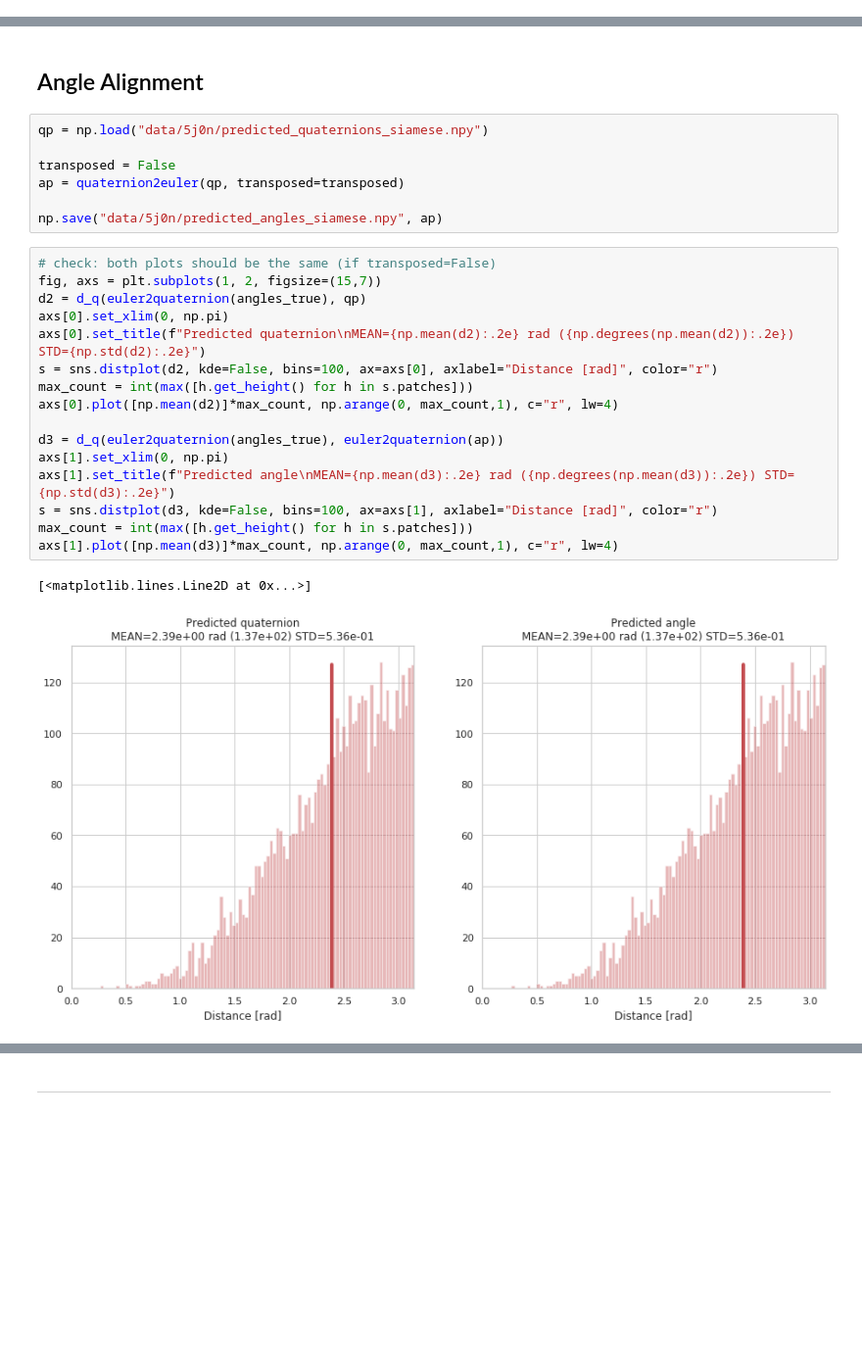
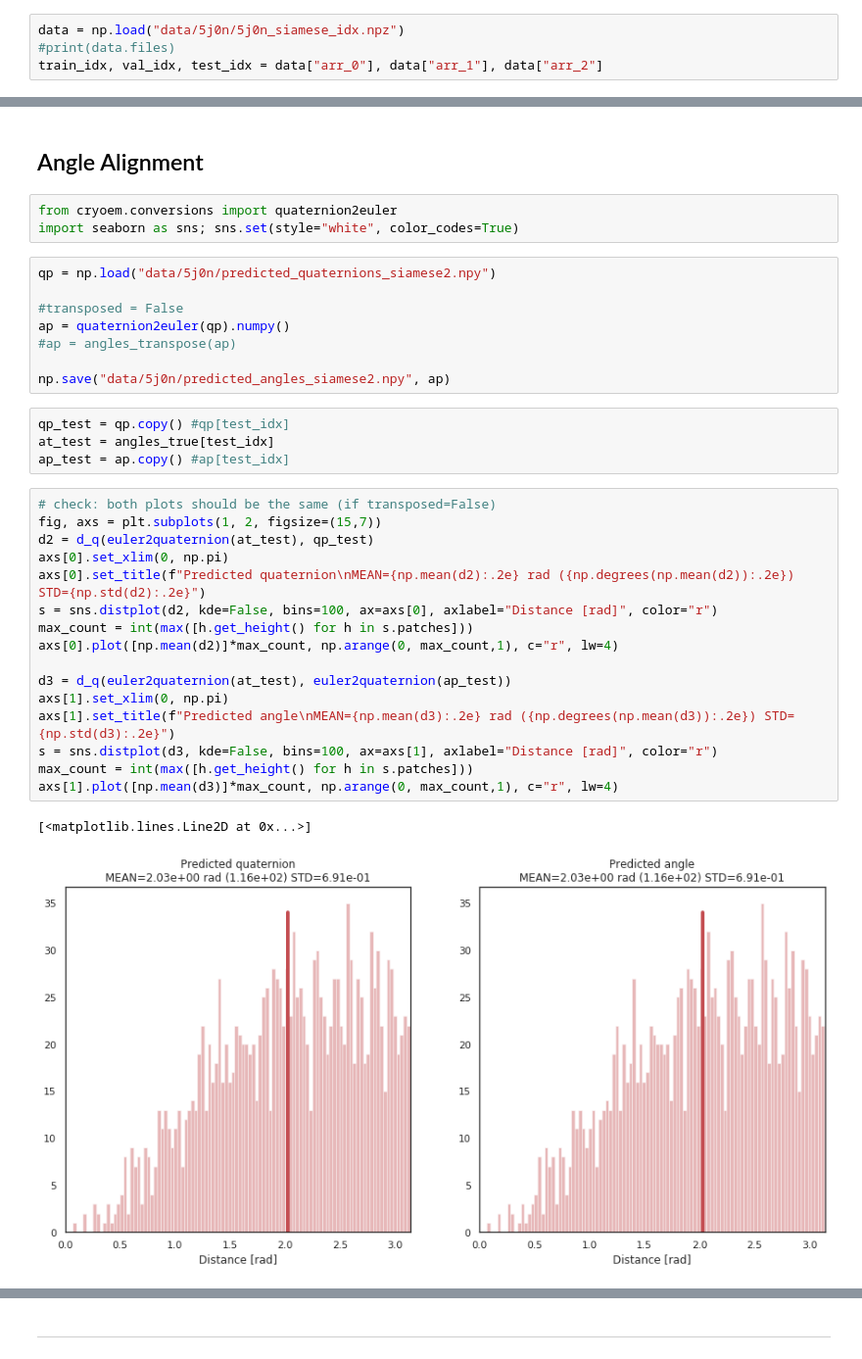
Before and after one commit to JelenaBanjac/protein-reconstruction, a Jupyter notebook: notebooks/2-phase2/distance_estimation_and_angle_recovery.ipynb, the cells around one changed output, grey strips where cells are left out. Shown at 98% size. Saved outputs shown, nothing was run; the diff lists cells and outputs as text; blank space fills up the shorter version.

```diff
--- a/notebooks/2-phase2/distance_estimation_and_angle_recovery.ipynb
+++ b/notebooks/2-phase2/distance_estimation_and_angle_recovery.ipynb
@@ -112,3 +124,7 @@ test_idx = sorted(test_idx)
+# %%
+data = np.load("data/5j0n/5j0n_siamese_idx.npz")
+#print(data.files)
+train_idx, val_idx, test_idx = data["arr_0"], data["arr_1"], data["arr_2"]
 # %%
 # TODO: 2 problems, bigger image now it is 275 instead of 116
 # and the tr_pairs bellow the number is a lot decreased
@@ -532,29 +420,37 @@ np.save("data/5j0n/predicted_quaternions_siamese.npy", q_save)
 # %% [markdown]
 ## Angle Alignment
+# %%
+from cryoem.conversions import quaternion2euler
+import seaborn as sns; sns.set(style="white", color_codes=True)
 # %%
-qp = np.load("data/5j0n/predicted_quaternions_siamese.npy")
+qp = np.load("data/5j0n/predicted_quaternions_siamese2.npy")
 
-transposed = False
-ap = quaternion2euler(qp, transposed=transposed)
+#transposed = False
+ap = quaternion2euler(qp).numpy()
+#ap = angles_transpose(ap)
 
-np.save("data/5j0n/predicted_angles_siamese.npy", ap)
+np.save("data/5j0n/predicted_angles_siamese2.npy", ap)
+# %%
+qp_test = qp.copy() #qp[test_idx]
+at_test = angles_true[test_idx]
+ap_test = ap.copy() #ap[test_idx]
 # %%
 # check: both plots should be the same (if transposed=False)
 fig, axs = plt.subplots(1, 2, figsize=(15,7))
-d2 = d_q(euler2quaternion(angles_true), qp)
+d2 = d_q(euler2quaternion(at_test), qp_test)
 axs[0].set_xlim(0, np.pi)
 axs[0].set_title(f"Predicted quaternion\nMEAN={np.mean(d2):.2e} rad ({np.degrees(np.mean(d2)):.2e}) STD={np.std(d2):.2e}")
 s = sns.distplot(d2, kde=False, bins=100, ax=axs[0], axlabel="Distance [rad]", color="r")
 max_count = int(max([h.get_height() for h in s.patches]))
 axs[0].plot([np.mean(d2)]*max_count, np.arange(0, max_count,1), c="r", lw=4)
 
-d3 = d_q(euler2quaternion(angles_true), euler2quaternion(ap))
+d3 = d_q(euler2quaternion(at_test), euler2quaternion(ap_test))
 axs[1].set_xlim(0, np.pi)
 axs[1].set_title(f"Predicted angle\nMEAN={np.mean(d3):.2e} rad ({np.degrees(np.mean(d3)):.2e}) STD={np.std(d3):.2e}")
 s = sns.distplot(d3, kde=False, bins=100, ax=axs[1], axlabel="Distance [rad]", color="r")
 max_count = int(max([h.get_height() for h in s.patches]))
 axs[1].plot([np.mean(d3)]*max_count, np.arange(0, max_count,1), c="r", lw=4)
 # %% [output]
 [<matplotlib.lines.Line2D at 0x...>]
-[figure, old version]
+[figure, new version]
 # %%
```
Also changed, not shown: parts of 70 cells of this notebook, 7 other files.
